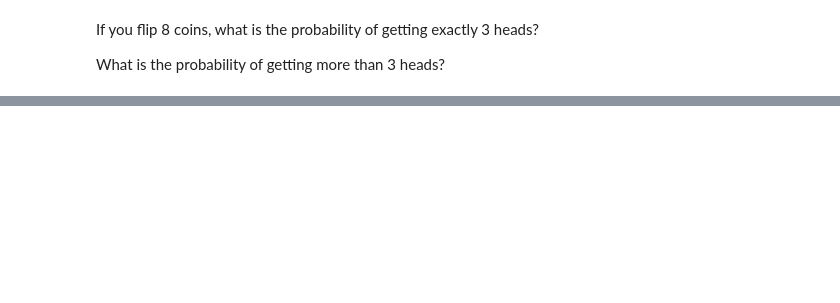
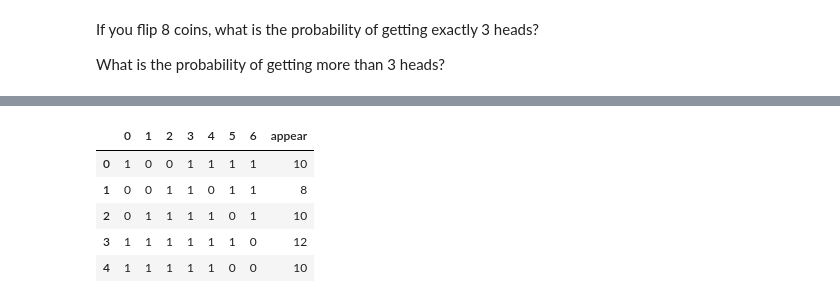
Before and after one commit to rob-casey/statistics-exercises, a Jupyter notebook: statistics_exercises.ipynb, the cells around one changed output, grey strips where cells are left out. Saved outputs shown, nothing was run; the diff lists cells and outputs as text; code cells hidden in the pictures; blank space fills up the shorter version.

```diff
--- a/statistics_exercises.ipynb
+++ b/statistics_exercises.ipynb
@@ -79,0 +360,10 @@ array([[1, 0, 1, ..., 1, 1, 1],
+# %%
+df['appear'] = df.sum(axis = 1)
+df.head()
+# %% [output]
+|  | 0 | 1 | 2 | 3 | 4 | 5 | 6 | appear |
+| 0 | 1 | 0 | 0 | 1 | 1 | 1 | 1 | 10 |
+| 1 | 0 | 0 | 1 | 1 | 0 | 1 | 1 | 8 |
+| 2 | 0 | 1 | 1 | 1 | 1 | 0 | 1 | 10 |
+| 3 | 1 | 1 | 1 | 1 | 1 | 1 | 0 | 12 |
+| 4 | 1 | 1 | 1 | 1 | 1 | 0 | 0 | 10 |
```
Also changed, not shown: parts of 48 cells of this notebook.
